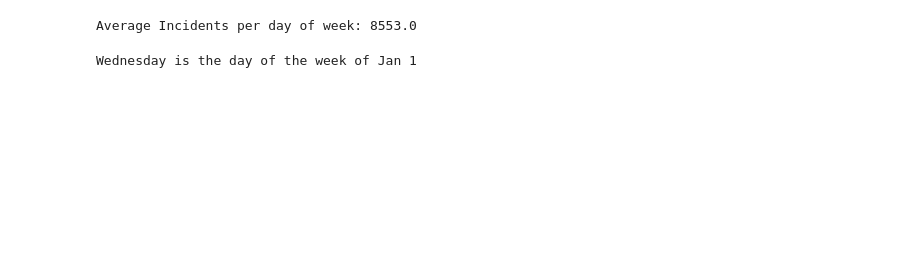
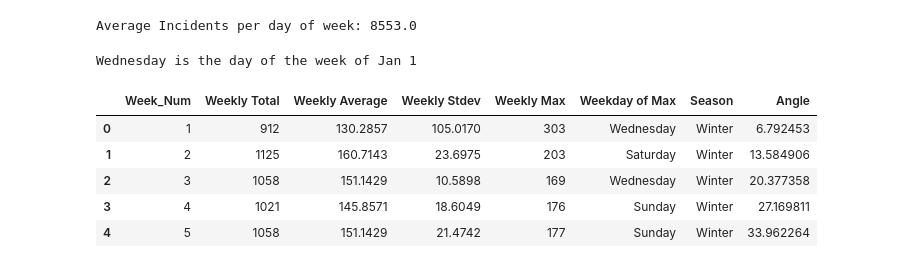
Before and after one commit to AlexMurphy-MTSU/Bureau_Analysis, a Jupyter notebook: Workspace/preparing_data.ipynb, the cells around one changed output. Cells and saved outputs as stored; diff of their text form; code cells hidden in the pictures; blank space fills up the shorter version.

```diff
--- a/Workspace/preparing_data.ipynb
+++ b/Workspace/preparing_data.ipynb
@@ -517,3 +534,12 @@ weekly_fig.update_layout(
 )
 weekly_fig.show()
 # weekly_fig.write_image('../Visuals/Weekly_max.png', engine="kaleido")
+# %%
+weekly_report.head()
+# %% [output]
+|  | Week_Num | Weekly Total | Weekly Average | Weekly Stdev | Weekly Max | Weekday of Max | Season | Angle |
+| 0 | 1 | 912 | 130.2857 | 105.0170 | 303 | Wednesday | Winter | 6.792453 |
+| 1 | 2 | 1125 | 160.7143 | 23.6975 | 203 | Saturday | Winter | 13.584906 |
+| 2 | 3 | 1058 | 151.1429 | 10.5898 | 169 | Wednesday | Winter | 20.377358 |
+| 3 | 4 | 1021 | 145.8571 | 18.6049 | 176 | Sunday | Winter | 27.169811 |
+| 4 | 5 | 1058 | 151.1429 | 21.4742 | 177 | Sunday | Winter | 33.962264 |
```
Also changed, not shown: parts of 10 cells of this notebook, 6 other files.
